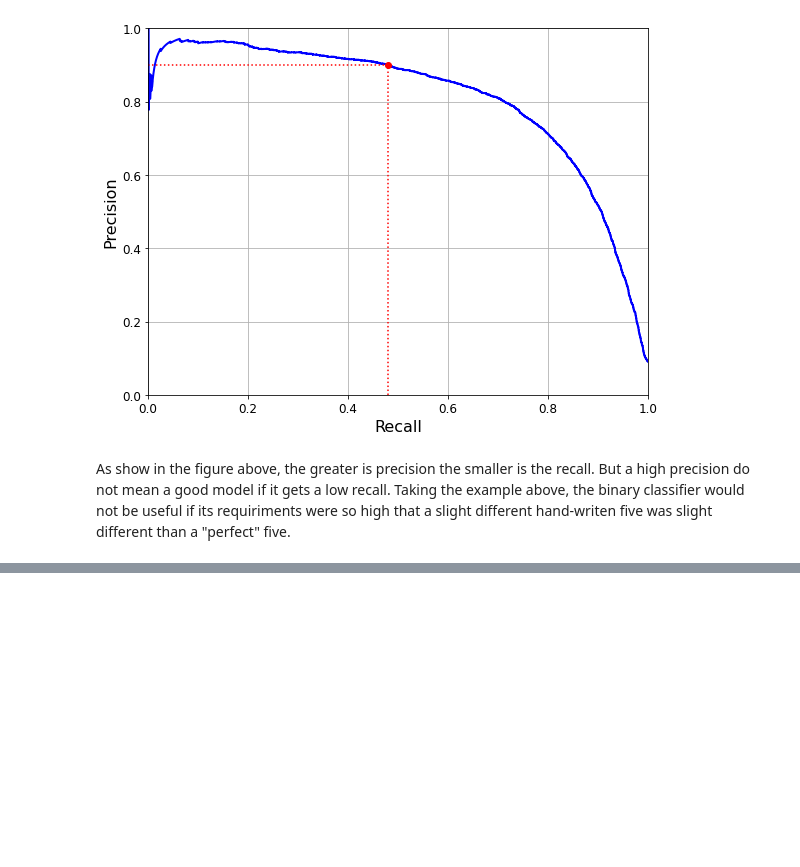
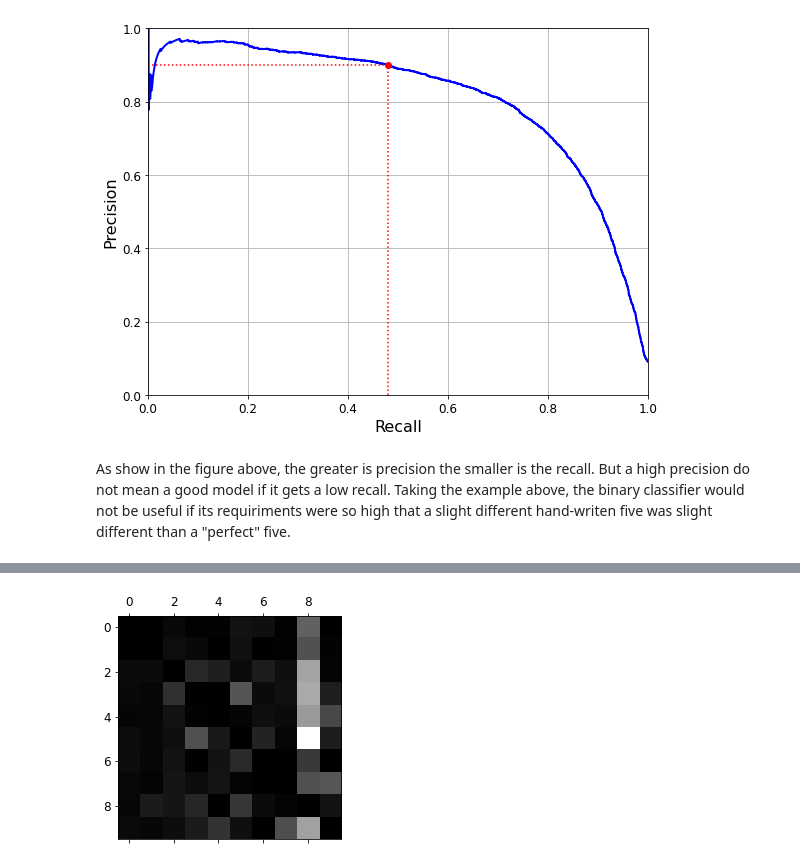
Before and after one commit to lucasvittal2/handwritten-classifier, a Jupyter notebook: Handwritten-MNIST-project.ipynb, the cells around one changed output, grey strips where cells are left out. Cells and saved outputs as stored; diff of their text form; code cells hidden in the pictures; blank space fills up the shorter version.

```diff
--- a/Handwritten-MNIST-project.ipynb
+++ b/Handwritten-MNIST-project.ipynb
@@ -245,0 +392,6 @@ As show in the figure above, the greater is precision the smaller is the recall.
+# %%
+np.fill_diagonal(norm_conf_mx, 0)
+plt.matshow(norm_conf_mx, cmap=plt.cm.gray)
+plt.show()
+# %% [output]
+[figure, added]
```
Also changed, not shown: parts of 38 cells of this notebook, 2 other files.
